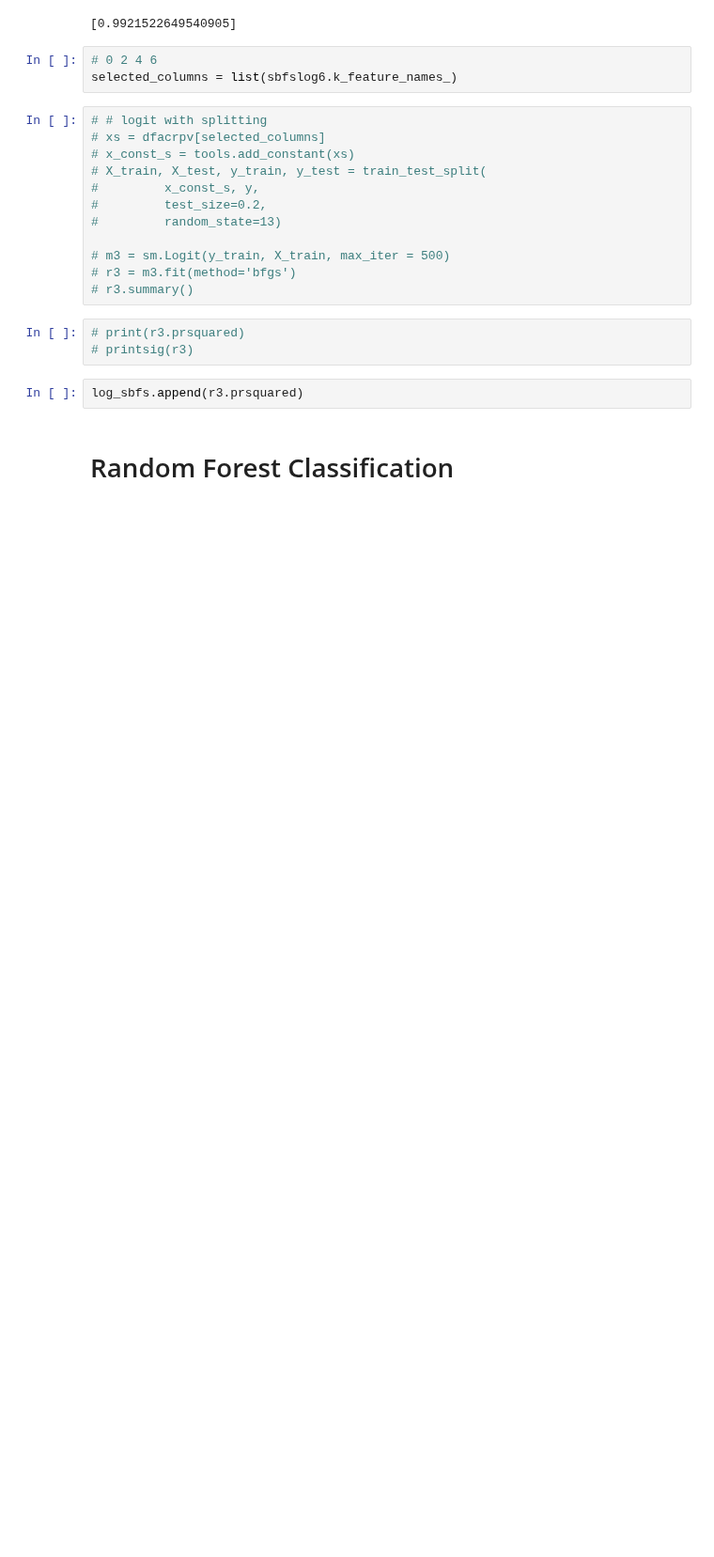
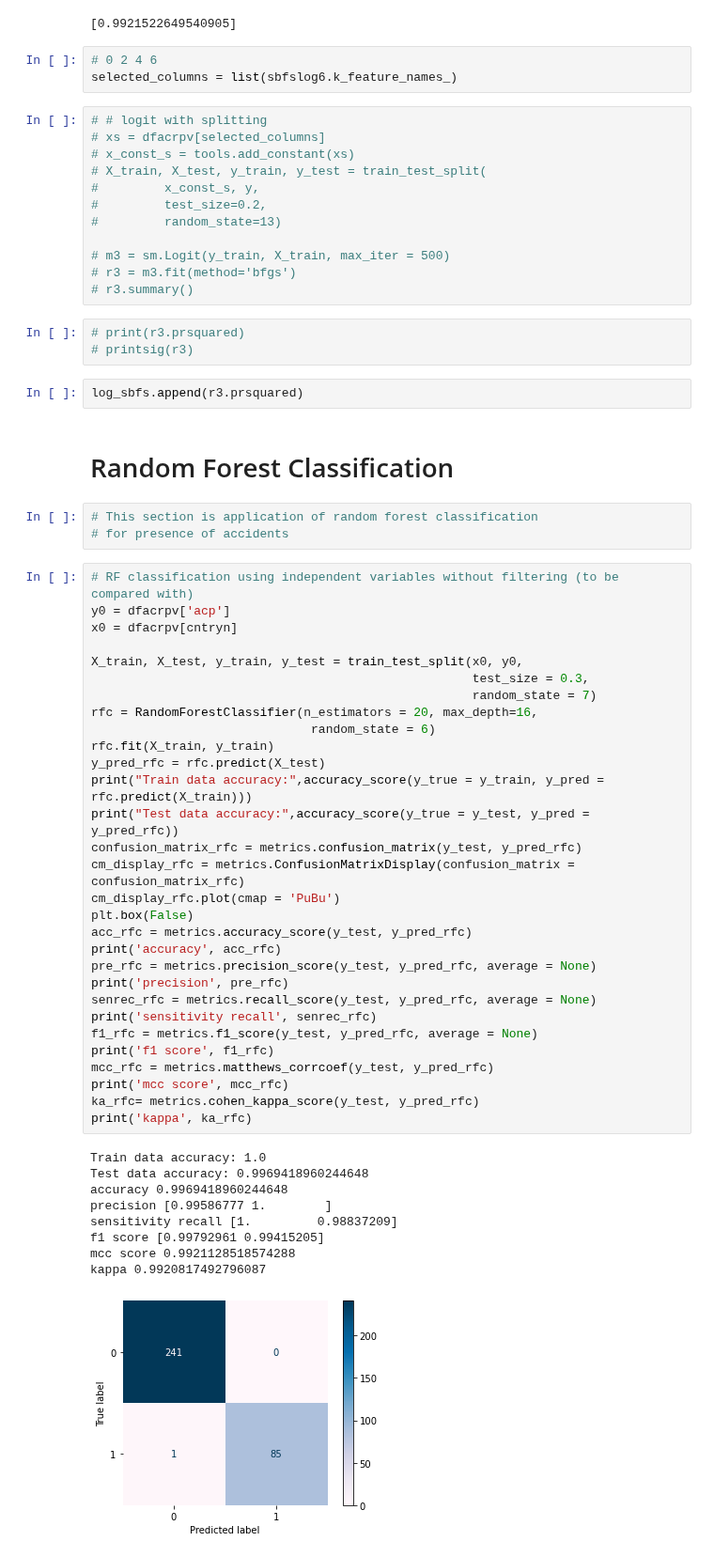
Before and after one commit to yeluH/MT_FI, a Jupyter notebook: Notebooks/5_Presence_of_accident_corr_loc.ipynb, the cells around one changed output. Shown at 94% size. Saved outputs shown, nothing was run; the diff lists cells and outputs as text; blank space fills up the shorter version.

Commit message:
Add random forest classification

```diff
--- a/Notebooks/5_Presence_of_accident_corr_loc.ipynb
+++ b/Notebooks/5_Presence_of_accident_corr_loc.ipynb
@@ -1378,3 +1446,46 @@ selected_columns = list(sbfslog6.k_feature_names_)
 log_sbfs.append(r3.prsquared)
 # %% [markdown]
 # Random Forest Classification
+# %%
+# This section is application of random forest classification
+# for presence of accidents
+# %%
+# RF classification using independent variables without filtering (to be compared with)
+y0 = dfacrpv['acp']
+x0 = dfacrpv[cntryn]
+
+X_train, X_test, y_train, y_test = train_test_split(x0, y0,
+                                                    test_size = 0.3,
+                                                    random_state = 7)
+rfc = RandomForestClassifier(n_estimators = 20, max_depth=16,
+                              random_state = 6)
+rfc.fit(X_train, y_train)
+y_pred_rfc = rfc.predict(X_test)
+print("Train data accuracy:",accuracy_score(y_true = y_train, y_pred = rfc.predict(X_train)))
+print("Test data accuracy:",accuracy_score(y_true = y_test, y_pred = y_pred_rfc))
+confusion_matrix_rfc = metrics.confusion_matrix(y_test, y_pred_rfc)
+cm_display_rfc = metrics.ConfusionMatrixDisplay(confusion_matrix = confusion_matrix_rfc)
+cm_display_rfc.plot(cmap = 'PuBu')
+plt.box(False)
+acc_rfc = metrics.accuracy_score(y_test, y_pred_rfc)
+print('accuracy', acc_rfc)
+pre_rfc = metrics.precision_score(y_test, y_pred_rfc, average = None)
+print('precision', pre_rfc)
+senrec_rfc = metrics.recall_score(y_test, y_pred_rfc, average = None)
+print('sensitivity recall', senrec_rfc)
+f1_rfc = metrics.f1_score(y_test, y_pred_rfc, average = None)
+print('f1 score', f1_rfc)
+mcc_rfc = metrics.matthews_corrcoef(y_test, y_pred_rfc)
+print('mcc score', mcc_rfc)
+ka_rfc= metrics.cohen_kappa_score(y_test, y_pred_rfc)
+print('kappa', ka_rfc)
+# %% [output]
+Train data accuracy: 1.0
+Test data accuracy: 0.9969418960244648
+accuracy 0.9969418960244648
+precision [0.99586777 1.        ]
+sensitivity recall [1.         0.98837209]
+f1 score [0.99792961 0.99415205]
+mcc score 0.9921128518574288
+kappa 0.9920817492796087
+[figure, added]
```
Also changed, not shown: parts of 15 cells of this notebook.
